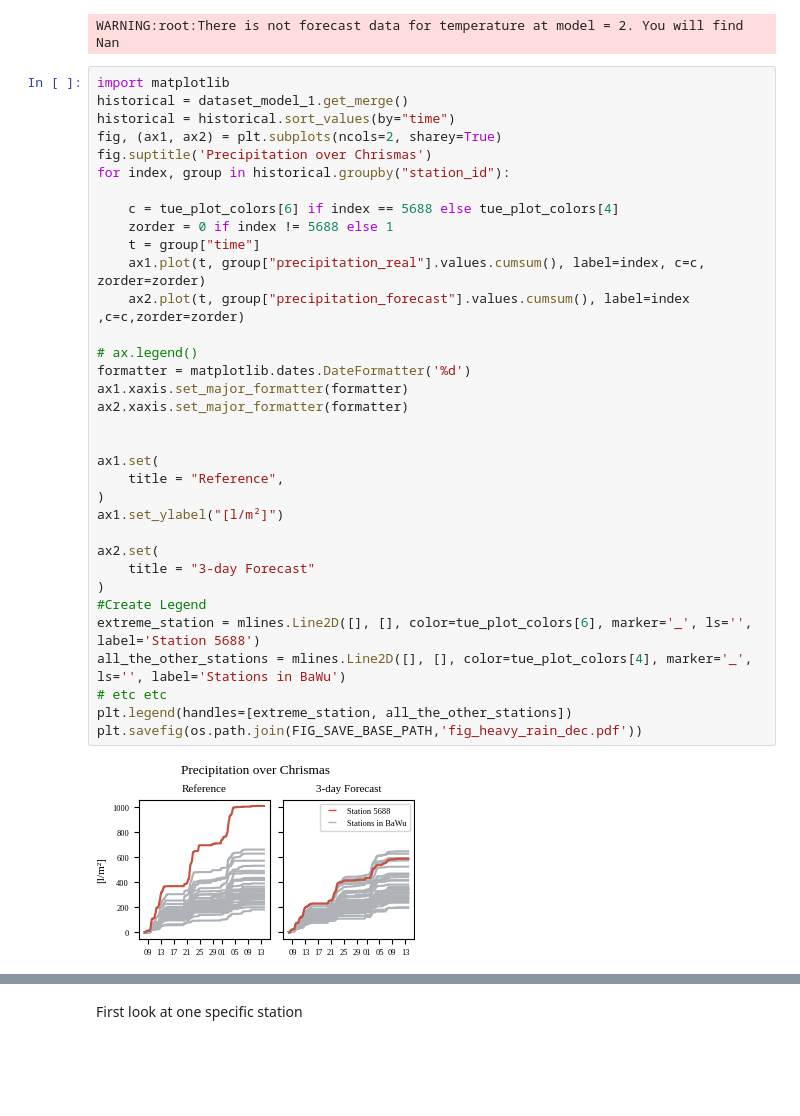
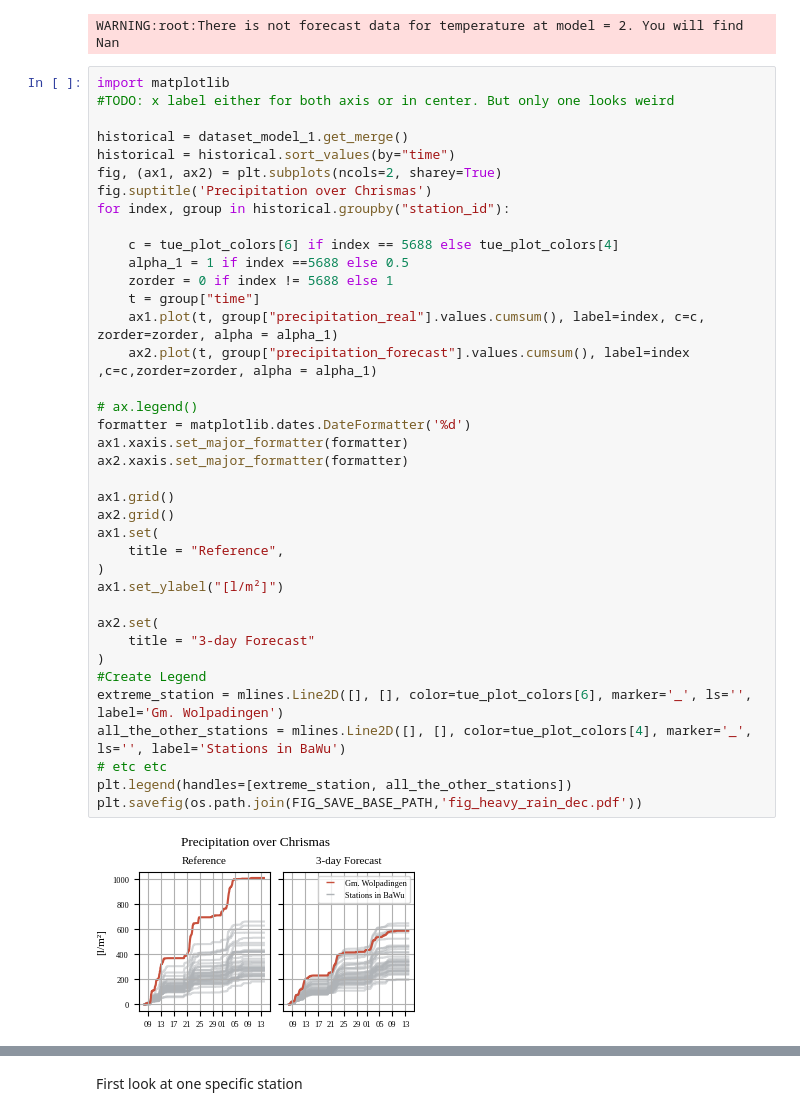
Before and after one commit to RobinU434/DataLiteracy, a Jupyter notebook: studies/13_01_24_RU_MAIN.ipynb, the cells around one changed output, grey strips where cells are left out. Saved outputs shown, nothing was run; the diff lists cells and outputs as text; blank space fills up the shorter version.

```diff
--- a/studies/13_01_24_RU_MAIN.ipynb
+++ b/studies/13_01_24_RU_MAIN.ipynb
@@ -48,37 +48,41 @@ dataset_model_2 = DWD_Dataset(
 WARNING:root:There is not forecast data for temperature at model = 2. You will find Nan
 # %%
 import matplotlib
+#TODO: x label either for both axis or in center. But only one looks weird
+
 historical = dataset_model_1.get_merge()
 historical = historical.sort_values(by="time")
 fig, (ax1, ax2) = plt.subplots(ncols=2, sharey=True)
 fig.suptitle('Precipitation over Chrismas')
 for index, group in historical.groupby("station_id"):
 
     c = tue_plot_colors[6] if index == 5688 else tue_plot_colors[4]
+    alpha_1 = 1 if index ==5688 else 0.5
     zorder = 0 if index != 5688 else 1
     t = group["time"]
-    ax1.plot(t, group["precipitation_real"].values.cumsum(), label=index, c=c, zorder=zorder)
-    ax2.plot(t, group["precipitation_forecast"].values.cumsum(), label=index ,c=c,zorder=zorder)
+    ax1.plot(t, group["precipitation_real"].values.cumsum(), label=index, c=c, zorder=zorder, alpha = alpha_1)
+    ax2.plot(t, group["precipitation_forecast"].values.cumsum(), label=index ,c=c,zorder=zorder, alpha = alpha_1)
 
 # ax.legend()
 formatter = matplotlib.dates.DateFormatter('%d')
 ax1.xaxis.set_major_formatter(formatter)
 ax2.xaxis.set_major_formatter(formatter)
 
-
+ax1.grid()
+ax2.grid()
 ax1.set(
     title = "Reference",
 )
 ax1.set_ylabel("[l/m²]")
 
 ax2.set(
     title = "3-day Forecast"
 )
 #Create Legend
-extreme_station = mlines.Line2D([], [], color=tue_plot_colors[6], marker='_', ls='', label='Station 5688')
+extreme_station = mlines.Line2D([], [], color=tue_plot_colors[6], marker='_', ls='', label='Gm. Wolpadingen')
 all_the_other_stations = mlines.Line2D([], [], color=tue_plot_colors[4], marker='_', ls='', label='Stations in BaWu')
 # etc etc
 plt.legend(handles=[extreme_station, all_the_other_stations])
 plt.savefig(os.path.join(FIG_SAVE_BASE_PATH,'fig_heavy_rain_dec.pdf'))
 # %% [output]
-[figure, old version]
+[figure, new version]
```
Also changed, not shown: parts of 13 cells of this notebook.
